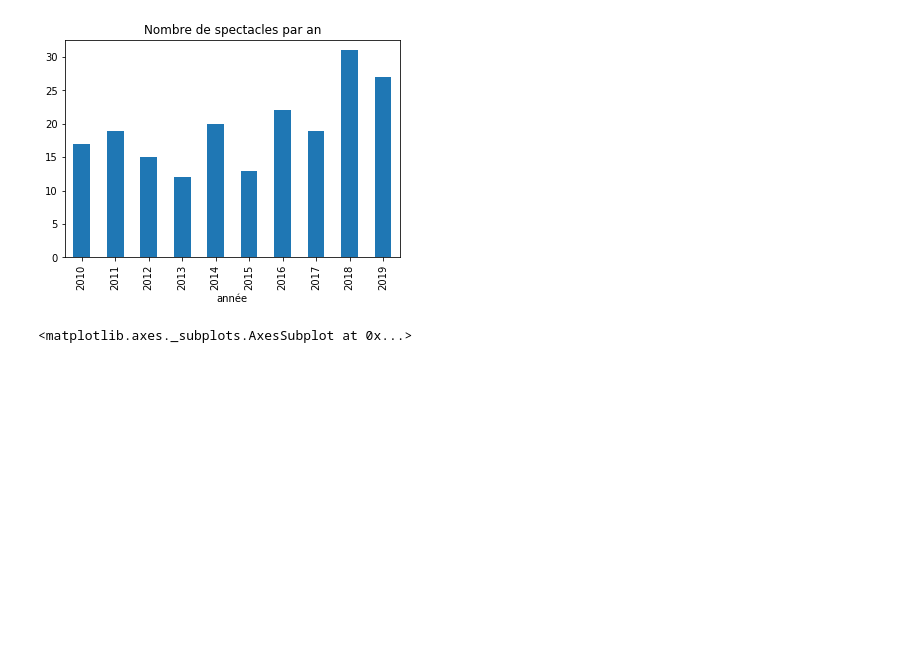
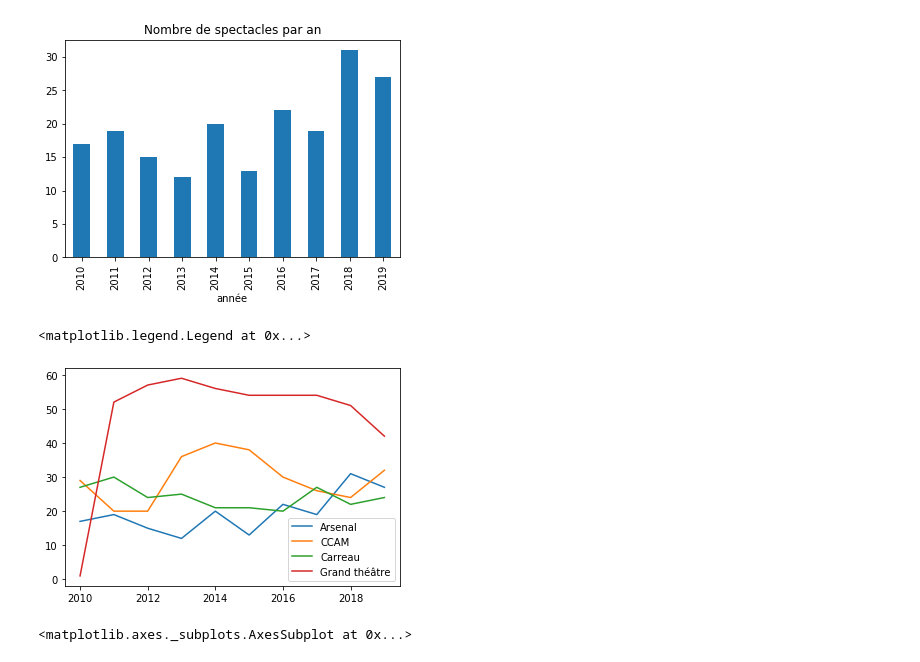
Before and after one commit to eliselavy/scrapper-notebook, a Jupyter notebook: notebooks/archives_spectacle/question_archives.ipynb, the cells around one changed output. Saved outputs shown, nothing was run; the diff lists cells and outputs as text; code cells hidden in the pictures; blank space fills up the shorter version.

```diff
--- a/notebooks/archives_spectacle/question_archives.ipynb
+++ b/notebooks/archives_spectacle/question_archives.ipynb
@@ -189,3 +190,43 @@ year
 2019    27
 Name: performanceId, dtype: int64
 [figure]
+# %%
+#Représentation du nombre de spectacles par an pour les 3 structures
+# 439 Arsenal
+# 699 CCAM
+# 383 grand theatre
+# 1914 CARREAU
+
+#Voir l'évolution des spectacles par an
+import pandas as pd
+import matplotlib.pyplot as plt
+csv_file_path_arsenal = "all_10_years_organism_439.csv"
+df_arsenal = pd.read_csv(csv_file_path_arsenal)
+df_arsenal = df_arsenal[df_arsenal['performanceId'] != 0]
+df_arsenal=df_arsenal.groupby("year")["performanceId"].count()
+
+
+csv_file_path_ccam = "all_10_years_organism_699.csv"
+df_ccam = pd.read_csv(csv_file_path_ccam)
+df_ccam = df_ccam[df_ccam['performanceId'] != 0]
+df_ccam=df_ccam.groupby("year")["performanceId"].count()
+
+csv_file_path_carreau = "all_10_years_organism_1914.csv"
+df_carreau = pd.read_csv(csv_file_path_carreau)
+df_carreau = df_carreau[df_carreau['performanceId'] != 0]
+df_carreau=df_carreau.groupby("year")["performanceId"].count()
+
+csv_file_path_grandtheatre = "all_10_years_organism_383.csv"
+df_grandtheatre = pd.read_csv(csv_file_path_grandtheatre)
+df_grandtheatre = df_grandtheatre[df_grandtheatre['performanceId'] != 0]
+df_grandtheatre=df_grandtheatre.groupby("year")["performanceId"].count()
+
+plt.plot(df_arsenal)
+plt.plot(df_ccam)
+plt.plot(df_carreau)
+plt.plot(df_grandtheatre)
+
+plt.legend(["Arsenal", "CCAM","Carreau","Grand théâtre"])
+# %% [output]
+<matplotlib.legend.Legend at 0x...>
+[figure, added]
```
Also changed, not shown: parts of 9 cells of this notebook.
